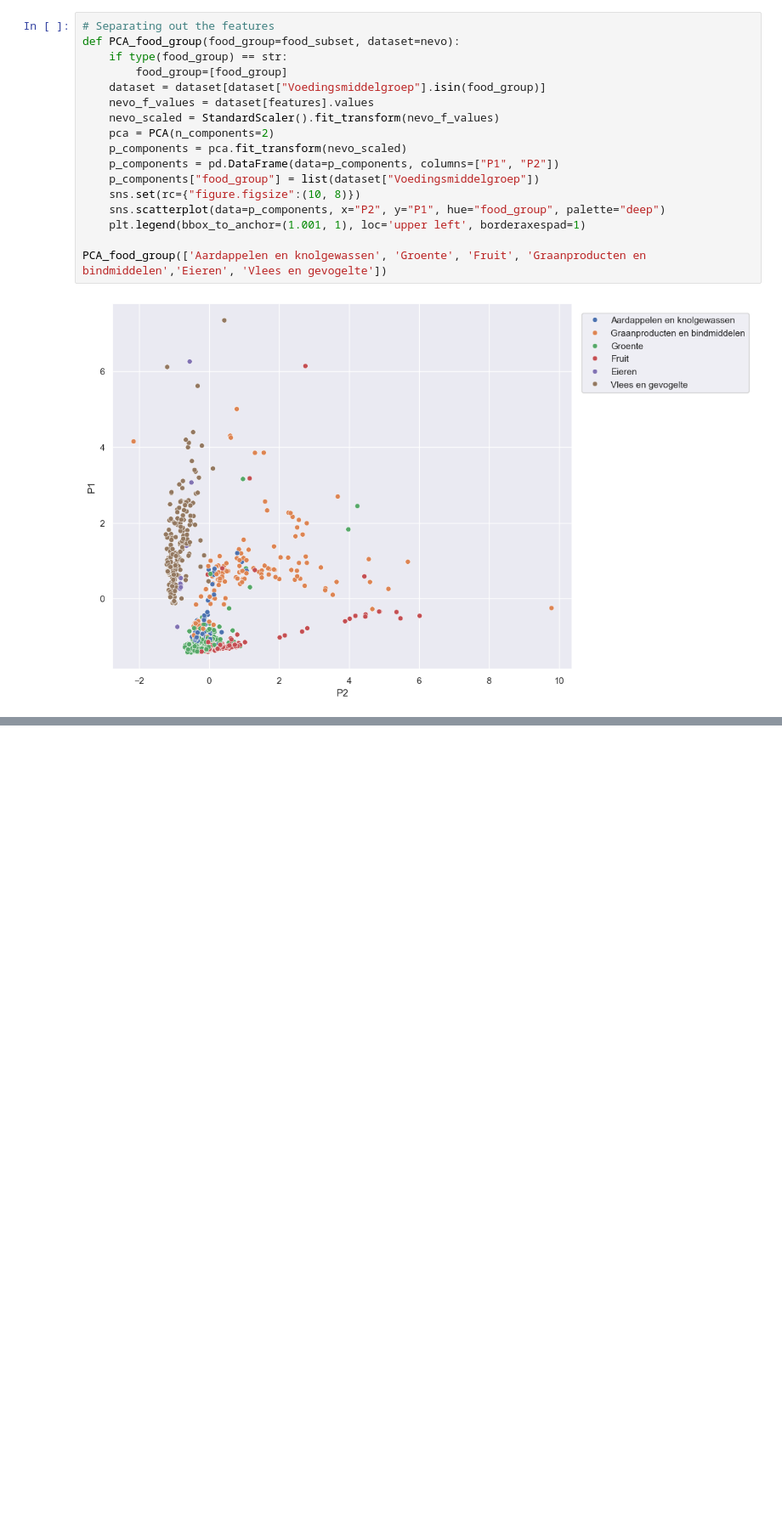
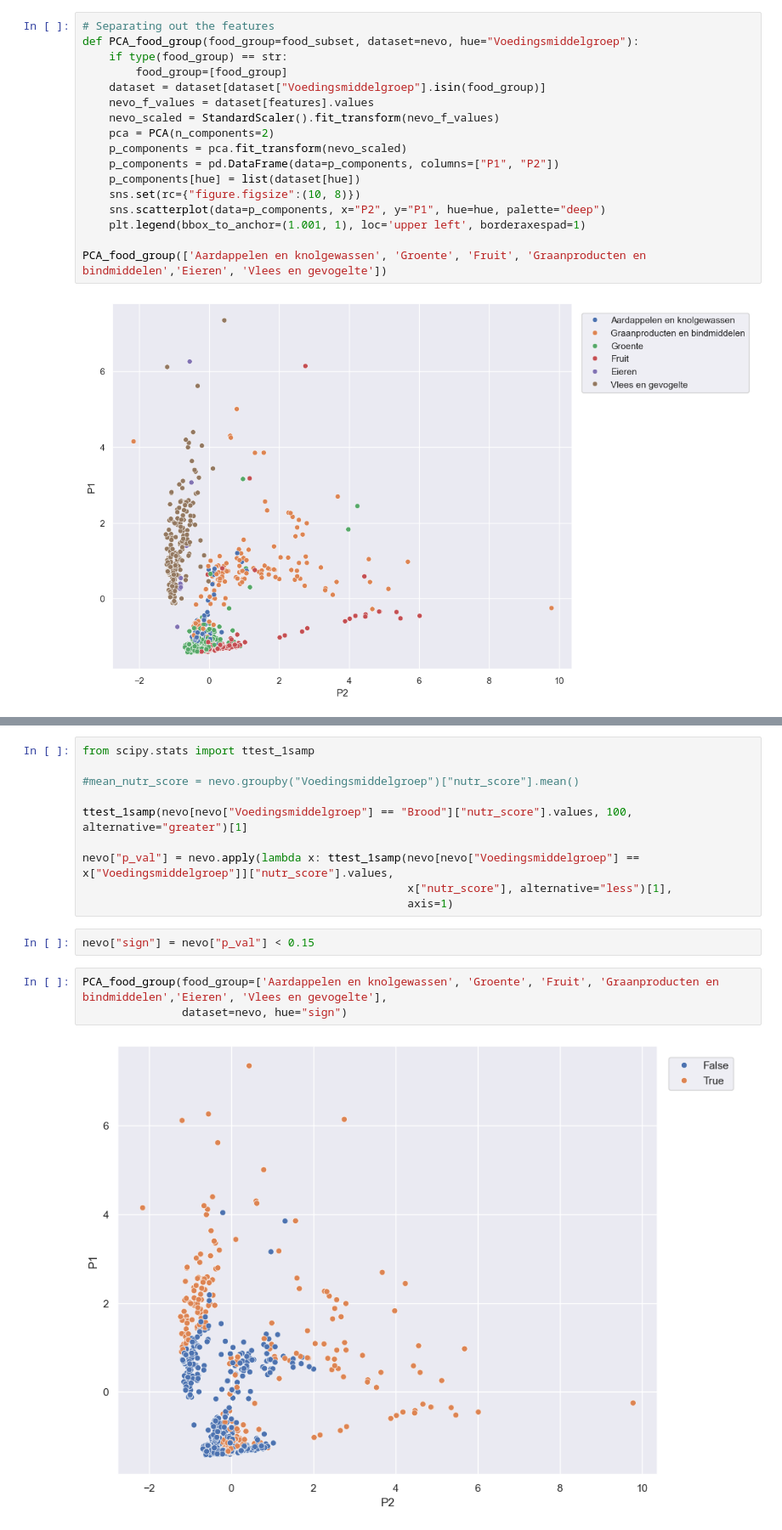
Before and after one commit to jgray1996/food_informer, a Jupyter notebook: final_asignment.ipynb, the cells around one changed output, grey strips where cells are left out. Shown at 85% size. Drawn from its saved outputs; the diff is of its cells as text; blank space fills up the shorter version.

```diff
--- a/final_asignment.ipynb
+++ b/final_asignment.ipynb
@@ -154,7 +154,7 @@ nevo = nevo[nevo["Voedingsmiddelgroep"].isin(food_subset)]
 ### Re-running the PCA and visualisation
 # %%
 # Separating out the features
-def PCA_food_group(food_group=food_subset, dataset=nevo):
+def PCA_food_group(food_group=food_subset, dataset=nevo, hue="Voedingsmiddelgroep"):
     if type(food_group) == str:
         food_group=[food_group]
     dataset = dataset[dataset["Voedingsmiddelgroep"].isin(food_group)]
@@ -163,9 +163,9 @@ def PCA_food_group(food_group=food_subset, dataset=nevo):
     pca = PCA(n_components=2)
     p_components = pca.fit_transform(nevo_scaled)
     p_components = pd.DataFrame(data=p_components, columns=["P1", "P2"])
-    p_components["food_group"] = list(dataset["Voedingsmiddelgroep"])
+    p_components[hue] = list(dataset[hue])
     sns.set(rc={"figure.figsize":(10, 8)})
-    sns.scatterplot(data=p_components, x="P2", y="P1", hue="food_group", palette="deep")
+    sns.scatterplot(data=p_components, x="P2", y="P1", hue=hue, palette="deep")
     plt.legend(bbox_to_anchor=(1.001, 1), loc='upper left', borderaxespad=1)
 
 PCA_food_group(['Aardappelen en knolgewassen', 'Groente', 'Fruit', 'Graanproducten en bindmiddelen','Eieren', 'Vlees en gevogelte'])
@@ -175,0 +262,17 @@ Above we can see the
+# %%
+from scipy.stats import ttest_1samp
+
+#mean_nutr_score = nevo.groupby("Voedingsmiddelgroep")["nutr_score"].mean()
+
+ttest_1samp(nevo[nevo["Voedingsmiddelgroep"] == "Brood"]["nutr_score"].values, 100, alternative="greater")[1]
+
+nevo["p_val"] = nevo.apply(lambda x: ttest_1samp(nevo[nevo["Voedingsmiddelgroep"] == x["Voedingsmiddelgroep"]]["nutr_score"].values,
+                                                 x["nutr_score"], alternative="less")[1],
+                                                 axis=1)
+# %%
+nevo["sign"] = nevo["p_val"] < 0.15
+# %%
+PCA_food_group(food_group=['Aardappelen en knolgewassen', 'Groente', 'Fruit', 'Graanproducten en bindmiddelen','Eieren', 'Vlees en gevogelte'],
+               dataset=nevo, hue="sign")
+# %% [output]
+[figure, added]
```
Also changed, not shown: parts of 14 cells of this notebook.
